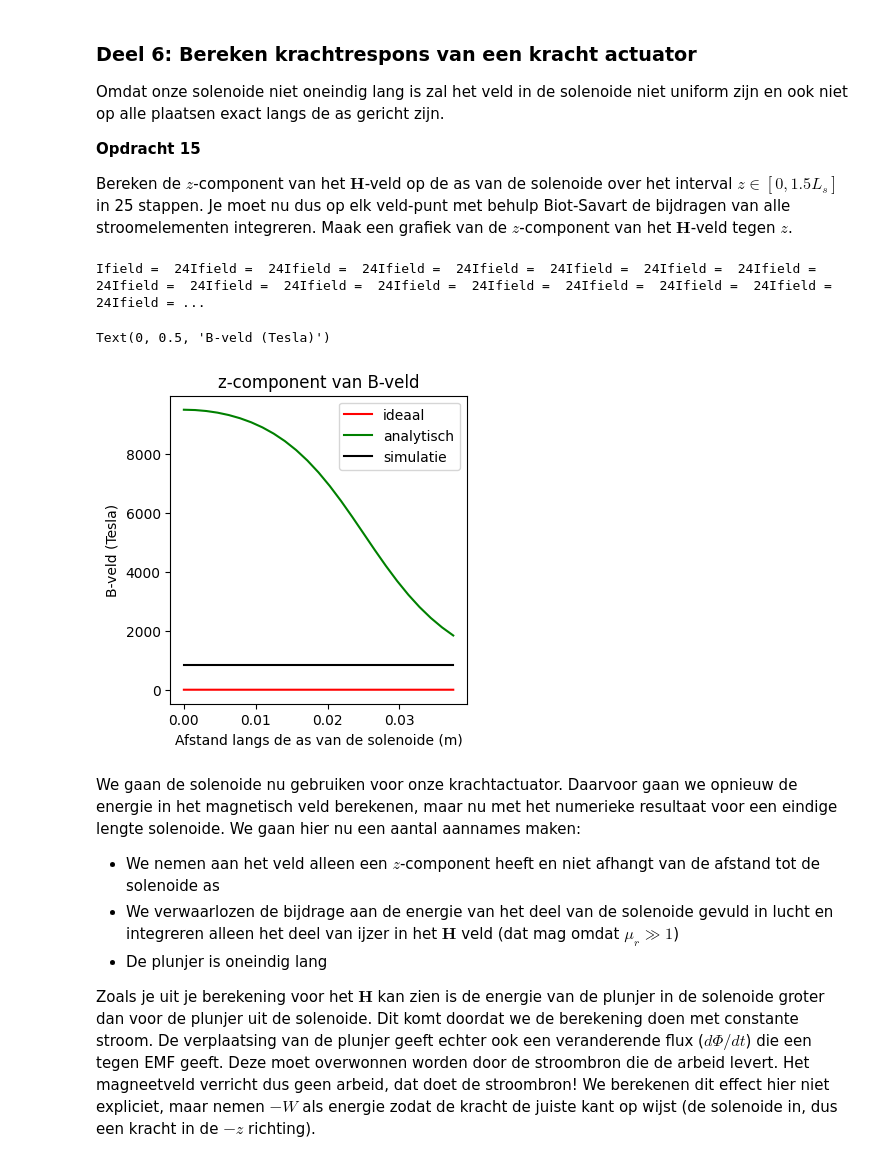
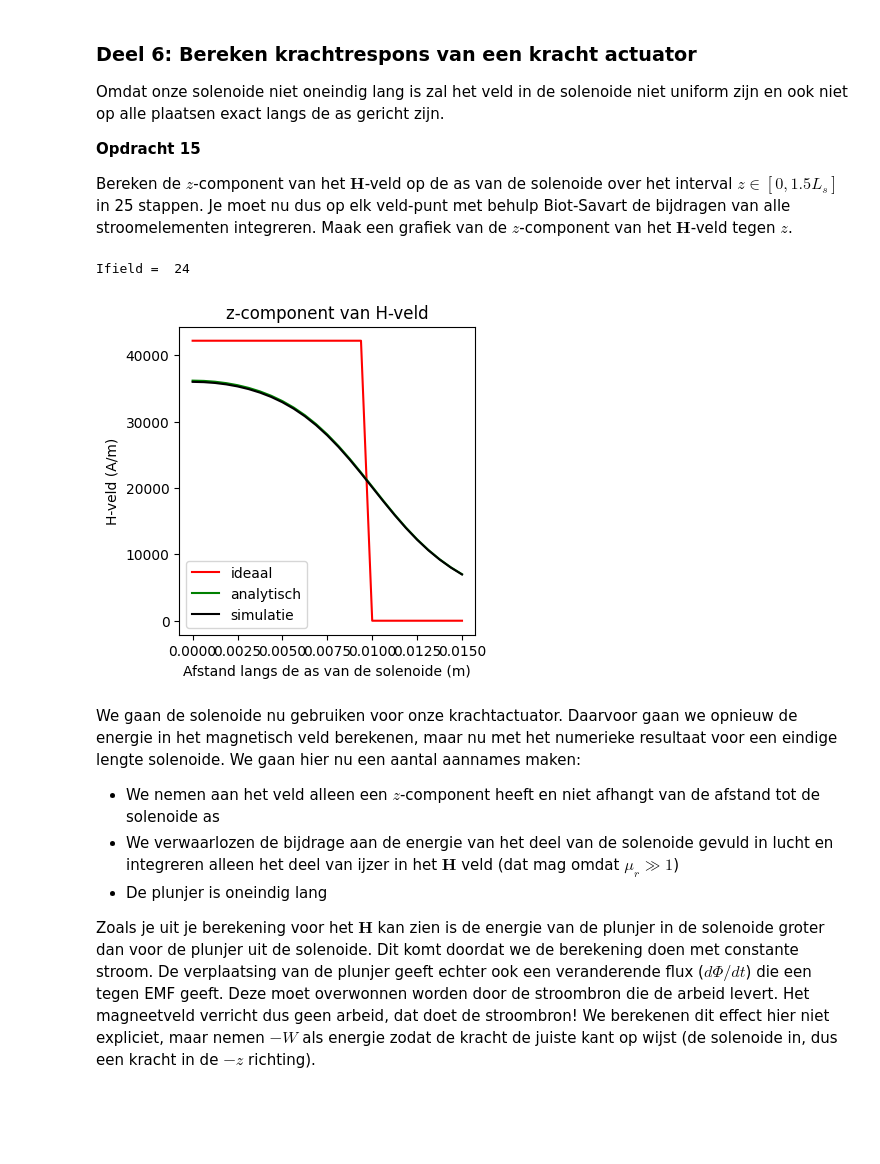
Before and after one commit to tak-max/opdrachten-DEF-D, a Jupyter notebook: DigitaleOntwerpopdrachten/1CondensatorOpdracht/KrachtactuatorOpdracht.ipynb, the cells around one changed output. Cells and saved outputs as stored; diff of their text form; code cells hidden in the pictures; blank space fills up the shorter version.

```diff
--- a/DigitaleOntwerpopdrachten/1CondensatorOpdracht/KrachtactuatorOpdracht.ipynb
+++ b/DigitaleOntwerpopdrachten/1CondensatorOpdracht/KrachtactuatorOpdracht.ipynb
@@ -564,41 +555,49 @@ Omdat onze solenoide niet oneindig lang is zal het veld in de solenoide niet uni
 **Opdracht 15**
 
 Bereken de $z$-component van het $\mathbf{H}$-veld op de as van de solenoide over het interval $z \in [0, 1.5L_s]$ in 25 stappen. Je moet nu dus op elk veld-punt met behulp Biot-Savart de bijdragen van alle stroomelementen integreren. Maak een grafiek van de $z$-component van het $\mathbf{H}$-veld tegen $z$.
-# %%
-n_ax=25
-z_ax=np.linspace(0, 1.5*L_sol/2, n_ax)
-H_ax=np.zeros((n_ax,1))
-
-for i_field in range(n_ax):
-    print(f"\rIfield =  {i_field}", end="") # Print welk element van het veld nu berekend wordt.
-    # Bepaal de field coordinate
-    Hsimulated=np.array([0,0,0], dtype='float64')
-    for i_source in np.arange(1, N):
-        # Bepaal dl en r_source en gebruik
-        Hsimulated += field_current_element(r_field, r_source, dl)
-        print(f"Ifield =  {i_field}", end="")
-
-    # selecting the z-component
-    H_ax[i_field,0]=Hsimulated[2]
-
-H_veld_ideaal=analytical_answer*np.ones(n_ax)*(1.0*(z_ax < L_sol/2))
-
-# dit is nog een aardige analytische uitdrukking die je kan uitrekenen voor de z-component op de as van een solenoide met eindige lengte
-H_veld_analytisch=(aantal_omwentelingen*I/L_sol/2)*((L_sol/2-z_ax)/np.sqrt((z_ax- L_sol/2)**2 + r_sol**2)+(L_sol/2+z_ax)/np.sqrt((z_ax+ L_sol/2)**2 + r_sol**2))
-
-plt.figure(figsize=[13,4])
-plt.subplot(131)
-plt.title('z-component van B-veld')
-plt.plot(z_ax, H_veld_ideaal, '-r', label='ideaal')
-plt.plot(z_ax, H_veld_analytisch, '-g', label='analytisch')
-plt.plot(z_ax, H_ax, '-k', label='simulatie')
-plt.xlabel('Afstand langs de as van de solenoide (m)')
-plt.legend()
-plt.ylabel('B-veld (Tesla)')
-# %% [output]
-Ifield =  24Ifield =  24Ifield =  24Ifield =  24Ifield =  24Ifield =  24Ifield =  24Ifield =  24Ifield =  24Ifield =  24Ifield =  24Ifield =  24Ifield =  24Ifield =  24Ifield =  24Ifield =  24Ifield = ...
-Text(0, 0.5, 'B-veld (Tesla)')
-[figure, removed]
+# %%
+n_ax = 25
+z_ax = np.linspace(0, 1.5*L_sol/2, n_ax)
+H_ax = np.zeros((n_ax,1))
+I = 6.0
+N = 5000
+
+for i_field in range(n_ax):
+    print(f"\rIfield =  {i_field}", end="")
+
+    r_field = np.array([0.0, 0.0, z_ax[i_field]])
+    Hsimulated = np.array([0.0, 0.0, 0.0], dtype='float64')
+
+    for i_source in range(N-1):
+
+        r_source = np.array([x[i_source], y[i_source], z[i_source]])
+        dl_vec   = np.array([dx[i_source], dy[i_source], dz[i_source]])
+
+        # gebruik jouw functie
+        Hsimulated += field_current_element(r_field, r_source, dl_vec,)
+
+    H_ax[i_field,0] = Hsimulated[2]
+
+
+# ideaal veld
+H_veld_ideaal = H_analytisch * np.ones(n_ax) * (1.0*(z_ax < L_sol/2))
+
+# analytisch eindige solenoide
+H_veld_analytisch = (aantal_omwentelingen*I/L_sol/2)*((L_sol/2 - z_ax)/np.sqrt((z_ax - L_sol/2)**2 + r_sol**2) +(L_sol/2 + z_ax)/np.sqrt((z_ax + L_sol/2)**2 + r_sol**2))
+
+plt.figure(figsize=[13,4])
+plt.subplot(131)
+plt.title('z-component van H-veld')
+plt.plot(z_ax, H_veld_ideaal, '-r', label='ideaal')
+plt.plot(z_ax, H_veld_analytisch, '-g', label='analytisch')
+plt.plot(z_ax, H_ax, '-k', label='simulatie')
+plt.xlabel('Afstand langs de as van de solenoide (m)')
+plt.ylabel('H-veld (A/m)')
+plt.legend()
+plt.show()
+# %% [output]
+Ifield =  24
+[figure, added]
 # %% [markdown]
 We gaan de solenoide nu gebruiken voor onze krachtactuator. Daarvoor gaan we opnieuw de energie in het magnetisch veld berekenen, maar nu met het numerieke resultaat voor een eindige lengte solenoide. We gaan hier nu een aantal aannames maken:
 * We nemen aan het veld alleen een $z$-component heeft en niet afhangt van de afstand tot de solenoide as
```
Also changed, not shown: parts of 13 cells of this notebook.
